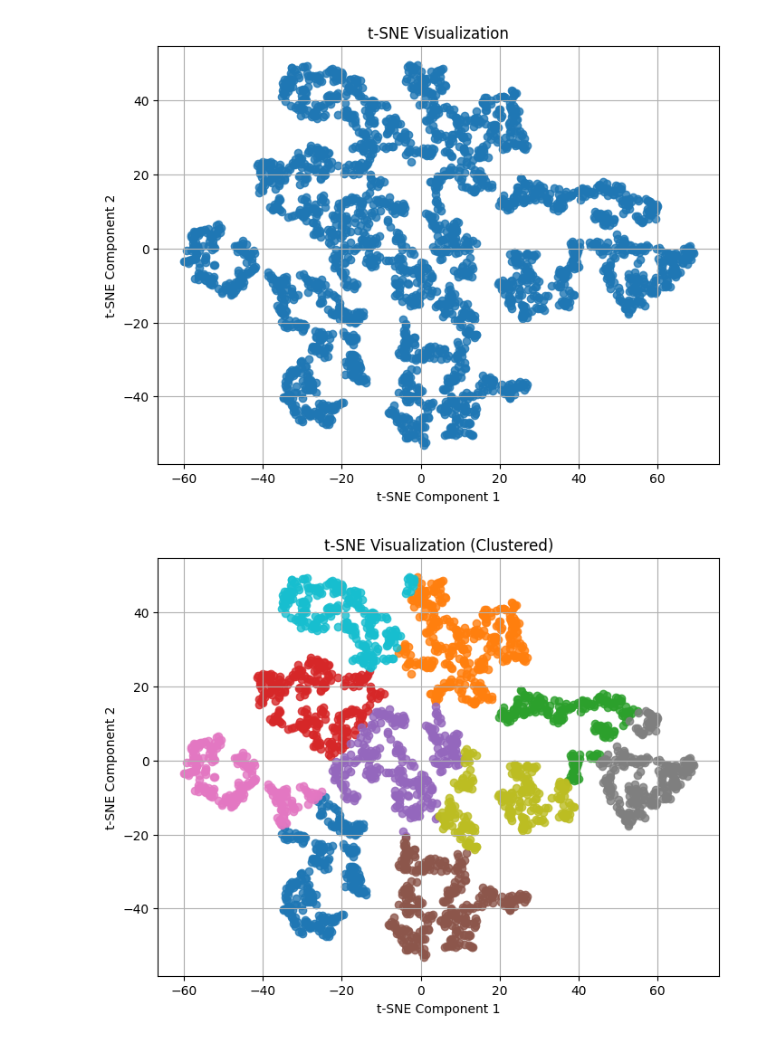
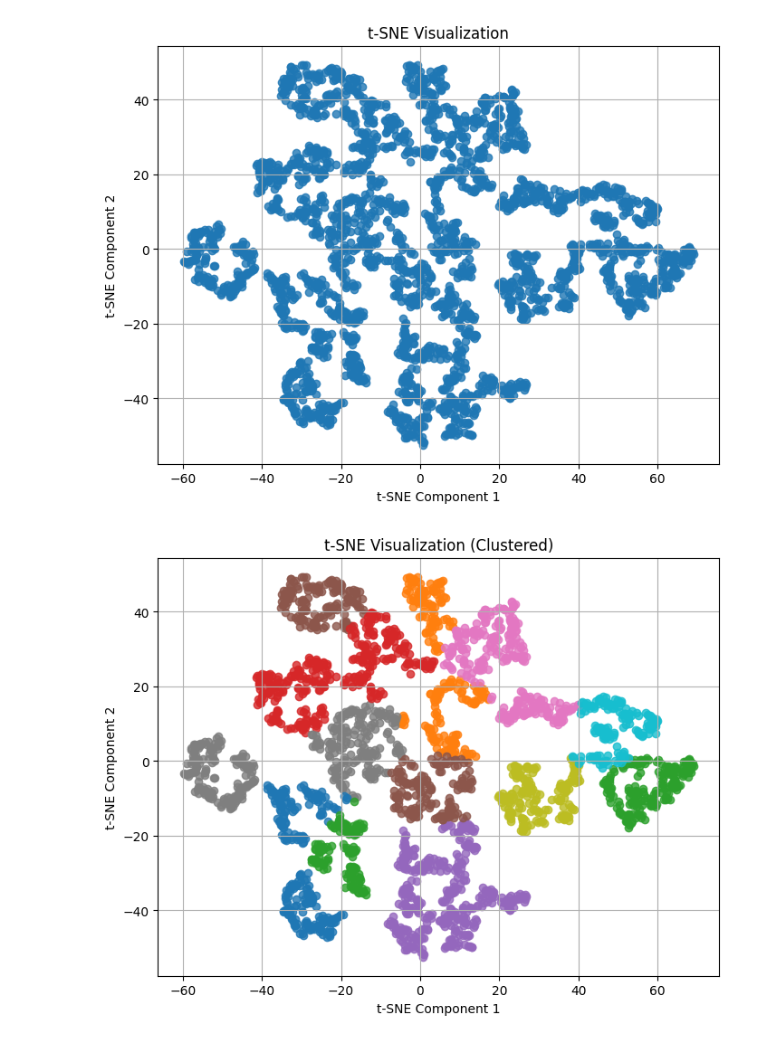
Before and after one commit to gronk-droid/fit2024spring, a Jupyter notebook: cse4224/projects/project_2/project_2.ipynb, the cells around one changed output. Drawn from its saved outputs; the diff is of its cells as text; code cells hidden in the pictures.

```diff
--- a/cse4224/projects/project_2/project_2.ipynb
+++ b/cse4224/projects/project_2/project_2.ipynb
@@ -228,22 +252,22 @@ plt.show()
 # %%
 # using k-means to group the clusters and color them based on that
 
 from sklearn.cluster import KMeans
 
 # apply k-means to t-SNE results
-kmeans = KMeans(n_clusters=10, random_state=42)
+kmeans = KMeans(n_clusters=18, random_state=523)
 clusters = kmeans.fit_predict(X_tsne)
 
 plt.figure(figsize=(8, 6))
 for cluster_id in range(len(np.unique(clusters))):
     cluster_indices = np.where(clusters == cluster_id)[0]
     plt.scatter(X_tsne[cluster_indices, 0], X_tsne[cluster_indices,
                 1], label=f'Cluster {cluster_id}', alpha=0.8)
 plt.title('t-SNE Visualization (Clustered)')
 plt.xlabel('t-SNE Component 1')
 plt.ylabel('t-SNE Component 2')
 # plt.legend() # legends for whether you see which cluster is which
 plt.grid(True)
 plt.show()
 # %% [output]
-[figure, old version]
+[figure, new version]
```
Also changed, not shown: parts of 10 cells of this notebook, 1 other file.
